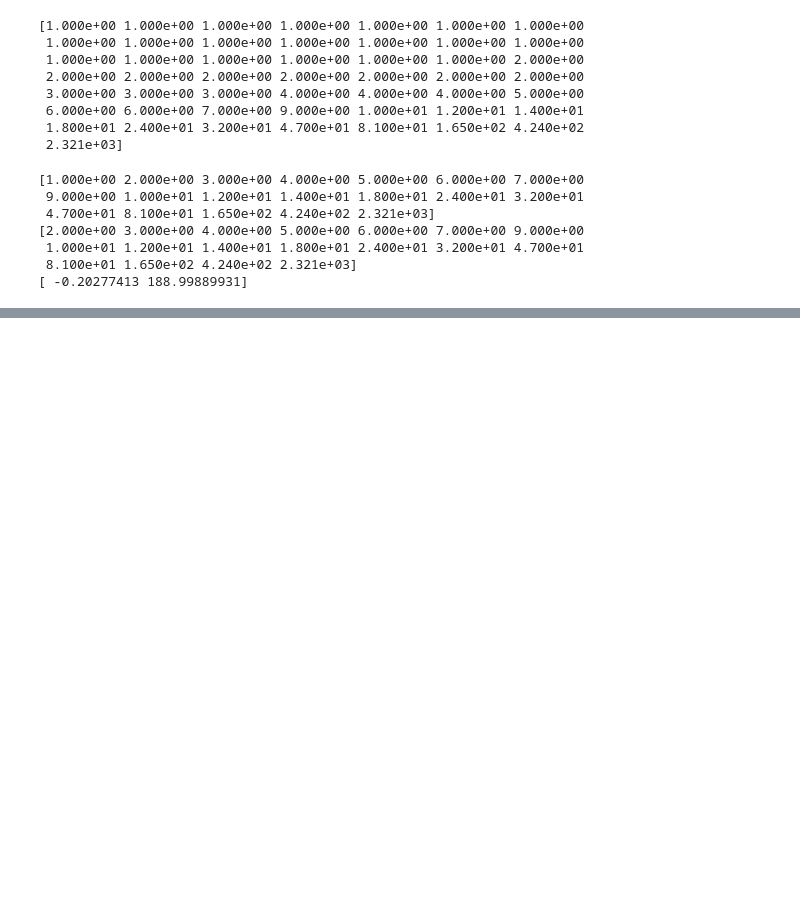
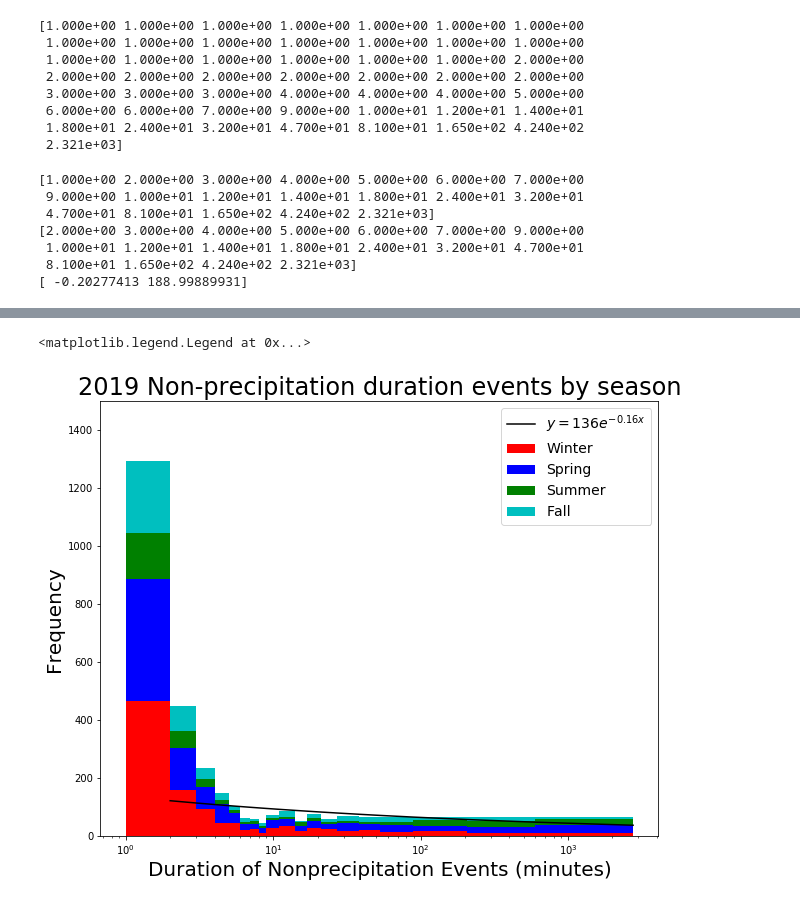
Before and after one commit to zhangt3-e/senior_thesis, a Jupyter notebook: Code/intensity_and_non_precip.ipynb, the cells around one changed output, grey strips where cells are left out. Saved outputs shown, nothing was run; the diff lists cells and outputs as text; code cells hidden in the pictures; blank space fills up the shorter version.

```diff
--- a/Code/intensity_and_non_precip.ipynb
+++ b/Code/intensity_and_non_precip.ipynb
@@ -264,0 +365,16 @@ plt.legend(labels = ['$y = 189 e^{-0.20x}$', 'Winter', 'Spring', 'Summer', 'Fall
+# %%
+Wprecip19, Wnonprecip19, Wpreciptotal19, Wtotalprep19 = histplot.preciphist(Winter19, len(Winter19), 5000, 1, 1)
+Sp_precip19, Sp_nonprecip19, Sp_preciptotal19, Sp_totalprep19 = histplot.preciphist(Spring19, len(Spring19), 5000, 1, 1)
+Su_precip19, Su_nonprecip19, Su_preciptotal19, Su_totalprep19 = histplot.preciphist(Summer19, len(Summer19), 5000, 1, 1)
+Fprecip19, Fnonprecip19, Fpreciptotal19, Ftotalprep19 = histplot.preciphist(Fall19, len(Fall19), 5000, 1, 1)
+precip19, nonprecip19, preciptotal19, totalprep19 = histplot.preciphist(Season19, len(Season19), 20000, 1, 1)
+# %%
+countAll19 = 0
+for i in range(0,20000):
+    hold = nonprecip19[i]
+    if hold > 0:
+        countAll19 += 1
+nonpre_perc19 = np.zeros(50)
+for i in range(0, 50):
+    nonpre_perc19[i] =np.percentile(nonprecip19[:countAll19], i*2)
+print(nonpre_perc19)
@@ -264,0 +391,9 @@ plt.legend(labels = ['$y = 189 e^{-0.20x}$', 'Winter', 'Spring', 'Summer', 'Fall
+# %%
+non_perc_19 = np.unique(nonpre_perc19)
+print(non_perc_19)
+stop3 = np.array([non_perc_19[0]])
+non_perc_19 = np.setdiff1d(non_perc_19, stop3)
+print(non_perc_19)
+
+nonprecip_19 = calc(nonprecip19, non_perc_19)
+print(nonprecip_19)
@@ -264,0 +410,20 @@ plt.legend(labels = ['$y = 189 e^{-0.20x}$', 'Winter', 'Spring', 'Summer', 'Fall
+# %%
+plt.figure(figsize = (10,8))
+plt.hist([ Wnonprecip19, Sp_nonprecip19, Su_nonprecip19,Fnonprecip19], bins =nonpre_perc19, range= (nonpre_perc19.min,nonpre_perc19.max), color = ['r','b','g','c'], stacked =True)
+plt.xlabel('Duration of Nonprecipitation Events (minutes)', fontsize = 20)
+plt.xscale('log')
+plt.ylim(0,1500)
+#plt.yscale('log')
+plt.ylabel('Frequency', fontsize = 20)
+plt.title('2019 Non-precipitation duration events by season', fontsize = 24)
+#plt.figtext(0.5, 0.5, 'Total Winter Precipitation: ' + str(round(Wtotalprep,2)) + ' mm', fontsize = 14)
+#plt.figtext(0.5, 0.475, 'Total Spring Precipitation: ' + str(round(Sp_totalprep,2)) + ' mm', fontsize = 14)
+#plt.figtext(0.9, 0.45, 'Total Summer Precipitation: ' + str(round(Su_totalprep17)) + ' mm', fontsize = 14, ha = 'right')
+#plt.figtext(0.9, 0.425, 'Total Fall Precipitation: ' + str(round(Ftotalprep17)) + ' mm', fontsize = 14, ha = 'right')
+#plt.figtext(0.9, 0.4, 'Total 2017 Precipitation: ' + str(round(totalprep17)) + ' mm', fontsize = 14,ha='right')
+plt.plot(non_perc_19, nonprecip_19[1]*np.exp(np.log(non_perc_19)*nonprecip_19[0]), color = 'k' )
+plt.legend(labels = ['$y = 136 e^{-0.16x}$', 'Winter', 'Spring', 'Summer', 'Fall'], fontsize = 14)
+#plt.figtext(0.3, 0.6, 'Exponential fit equation between 2 minutes to 42 minutes: $ y = e^{5.74}*e^{-0.54x}$' )
+# %% [output]
+<matplotlib.legend.Legend at 0x...>
+[figure, added]
```
Also changed, not shown: parts of 24 cells of this notebook.
